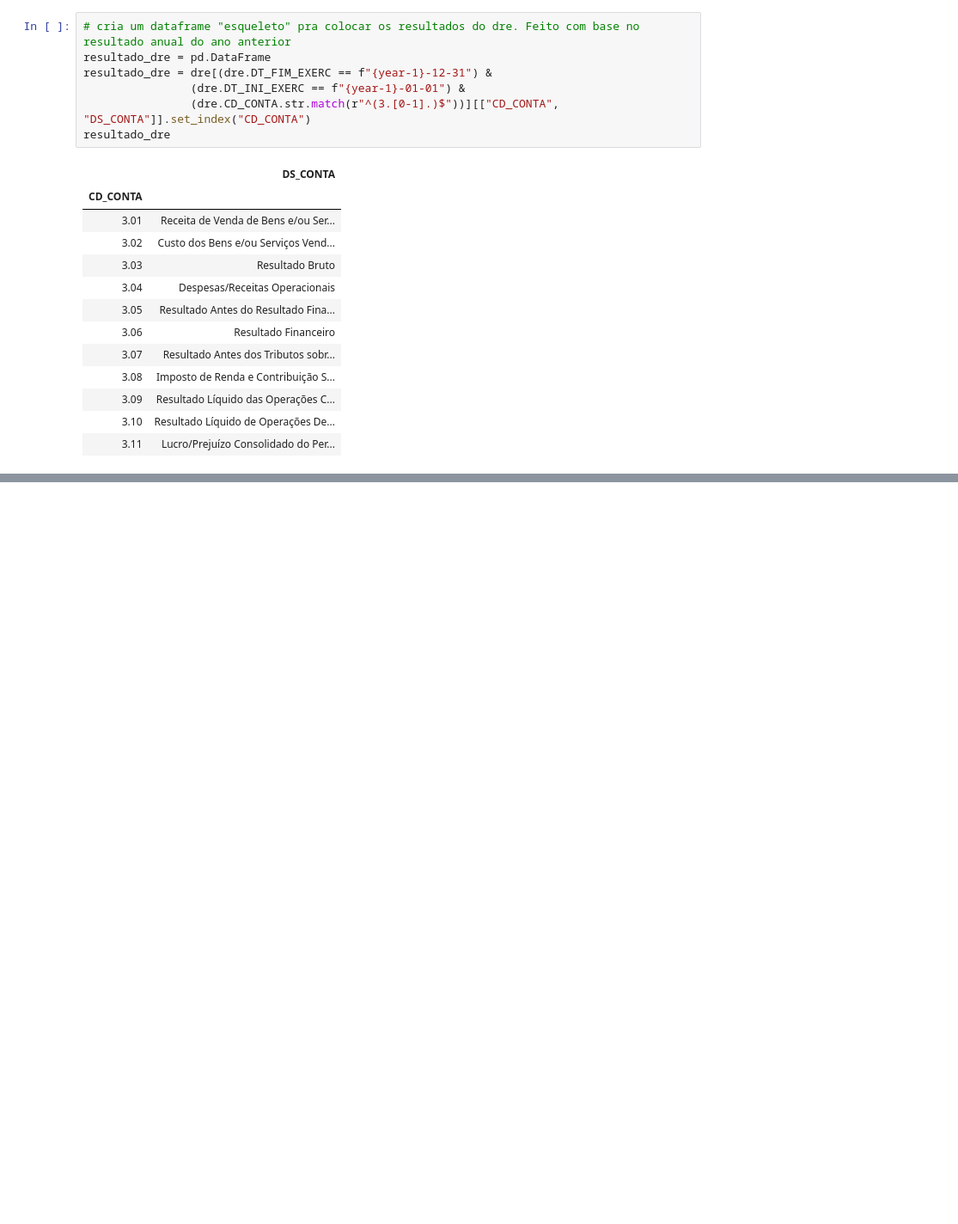
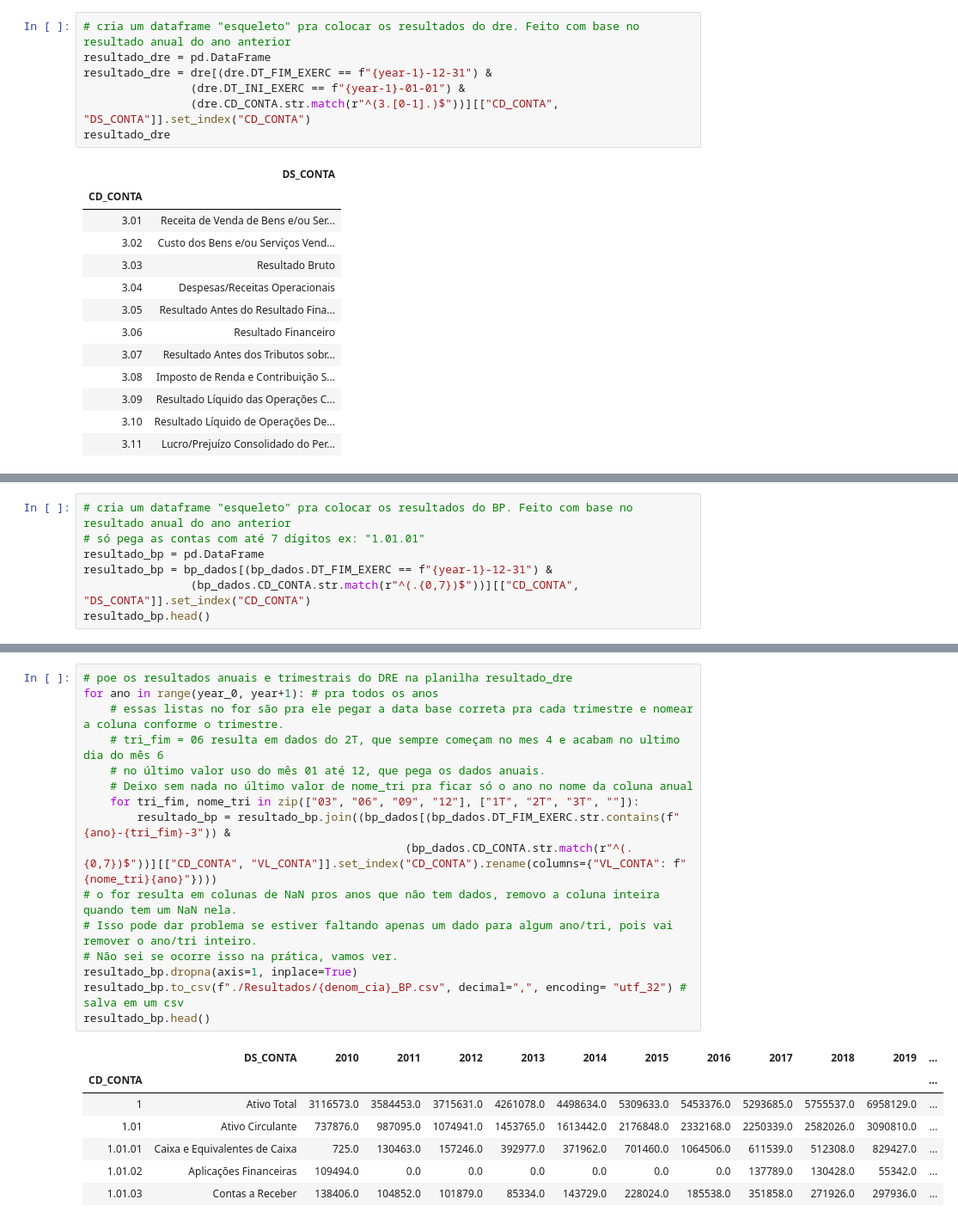
Before and after one commit to ggarmatter/Extrai-dados-CVM, a Jupyter notebook: Extrai dados CVM.ipynb, the cells around one changed output, grey strips where cells are left out. Shown at 86% size. Cells and saved outputs as stored; diff of their text form; blank space fills up the shorter version.

```diff
--- a/Extrai dados CVM.ipynb
+++ b/Extrai dados CVM.ipynb
@@ -290,0 +309,7 @@ resultado_dre
+# %%
+# cria um dataframe "esqueleto" pra colocar os resultados do BP. Feito com base no resultado anual do ano anterior
+# só pega as contas com até 7 dígitos ex: "1.01.01"
+resultado_bp = pd.DataFrame
+resultado_bp = bp_dados[(bp_dados.DT_FIM_EXERC == f"{year-1}-12-31") &
+                (bp_dados.CD_CONTA.str.match(r"^(.{0,7})$"))][["CD_CONTA", "DS_CONTA"]].set_index("CD_CONTA")
+resultado_bp.head()
@@ -290,0 +324,24 @@ resultado_dre
+# %%
+# poe os resultados anuais e trimestrais do DRE na planilha resultado_dre
+for ano in range(year_0, year+1): # pra todos os anos
+    # essas listas no for são pra ele pegar a data base correta pra cada trimestre e nomear a coluna conforme o trimestre.
+    # tri_fim = 06 resulta em dados do 2T, que sempre começam no mes 4 e acabam no ultimo dia do mês 6
+    # no último valor uso do mês 01 até 12, que pega os dados anuais.
+    # Deixo sem nada no último valor de nome_tri pra ficar só o ano no nome da coluna anual
+    for tri_fim, nome_tri in zip(["03", "06", "09", "12"], ["1T", "2T", "3T", ""]):
+        resultado_bp = resultado_bp.join((bp_dados[(bp_dados.DT_FIM_EXERC.str.contains(f"{ano}-{tri_fim}-3")) &
+                                                (bp_dados.CD_CONTA.str.match(r"^(.{0,7})$"))][["CD_CONTA", "VL_CONTA"]].set_index("CD_CONTA").rename(columns={"VL_CONTA": f"{nome_tri}{ano}"})))
+# o for resulta em colunas de NaN pros anos que não tem dados, removo a coluna inteira quando tem um NaN nela.
+# Isso pode dar problema se estiver faltando apenas um dado para algum ano/tri, pois vai remover o ano/tri inteiro.
+# Não sei se ocorre isso na prática, vamos ver.
+resultado_bp.dropna(axis=1, inplace=True)
+resultado_bp.to_csv(f"./Resultados/{denom_cia}_BP.csv", decimal=",", encoding= "utf_32") # salva em um csv
+resultado_bp.head()
+# %% [output]
+|  | DS_CONTA | 2010 | 2011 | 2012 | 2013 | 2014 | 2015 | 2016 | 2017 | 2018 | 2019 | ... |
+| CD_CONTA |  |  |  |  |  |  |  |  |  |  |  | ... |
+| 1 | Ativo Total | 3116573.0 | 3584453.0 | 3715631.0 | 4261078.0 | 4498634.0 | 5309633.0 | 5453376.0 | 5293685.0 | 5755537.0 | 6958129.0 | ... |
+| 1.01 | Ativo Circulante | 737876.0 | 987095.0 | 1074941.0 | 1453765.0 | 1613442.0 | 2176848.0 | 2332168.0 | 2250339.0 | 2582026.0 | 3090810.0 | ... |
+| 1.01.01 | Caixa e Equivalentes de Caixa | 725.0 | 130463.0 | 157246.0 | 392977.0 | 371962.0 | 701460.0 | 1064506.0 | 611539.0 | 512308.0 | 829427.0 | ... |
+| 1.01.02 | Aplicações Financeiras | 109494.0 | 0.0 | 0.0 | 0.0 | 0.0 | 0.0 | 0.0 | 137789.0 | 130428.0 | 55342.0 | ... |
+| 1.01.03 | Contas a Receber | 138406.0 | 104852.0 | 101879.0 | 85334.0 | 143729.0 | 228024.0 | 185538.0 | 351858.0 | 271926.0 | 297936.0 | ... |
```
Also changed, not shown: parts of 7 cells of this notebook.
